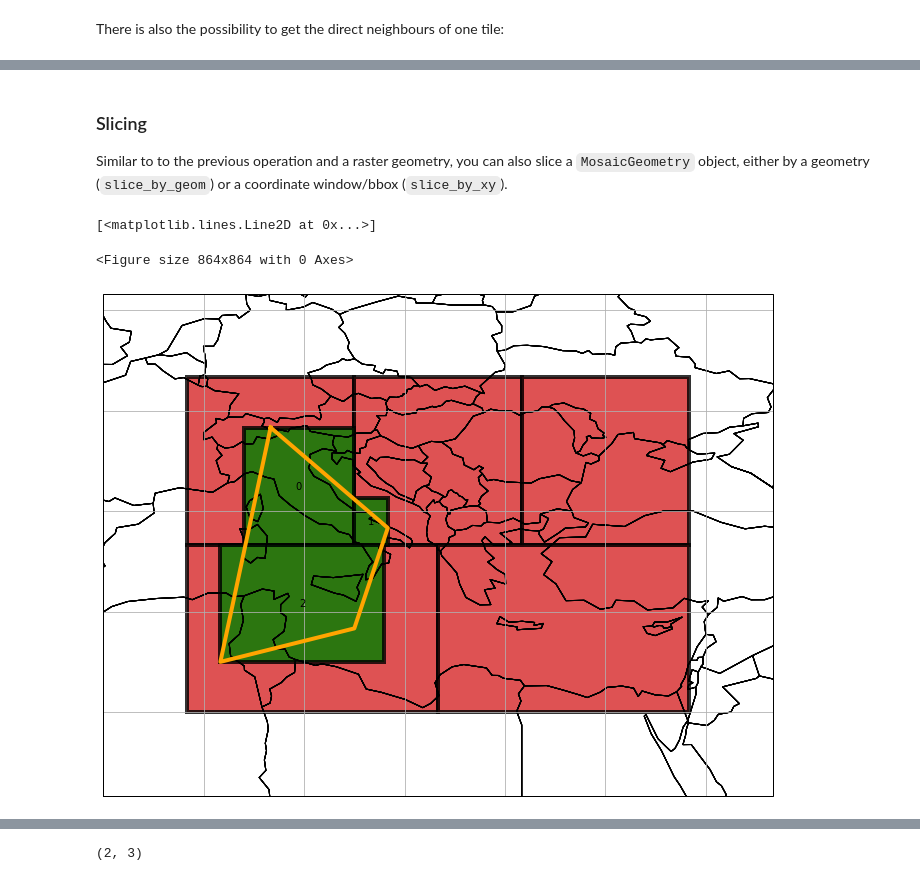
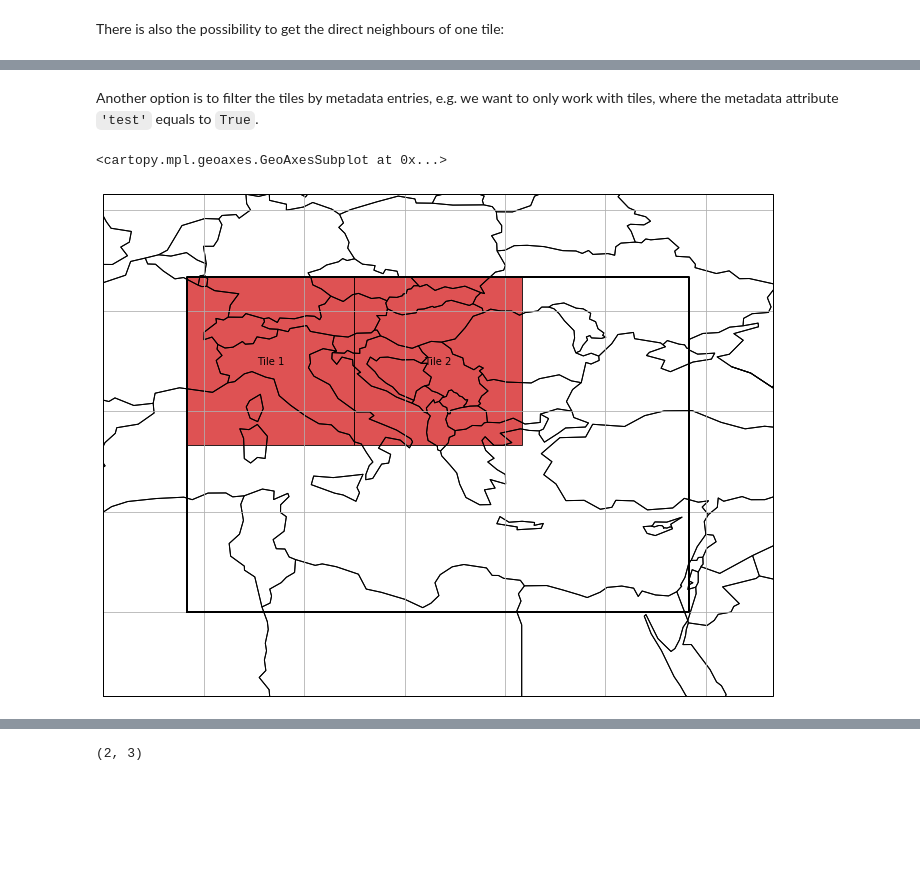
Before and after one commit to TUW-GEO/geospade, a Jupyter notebook: docs/notebooks/mosaic_geometry.ipynb, the cells around one changed output, grey strips where cells are left out. Drawn from its saved outputs; the diff is of its cells as text; code cells hidden in the pictures; blank space fills up the shorter version.

```diff
--- a/docs/notebooks/mosaic_geometry.ipynb
+++ b/docs/notebooks/mosaic_geometry.ipynb
@@ -299,20 +372,13 @@ ax.plot(x_coords, y_coords, color='orange', linewidth=4)
-# %% [markdown]
-### Slicing
-
-Similar to to the previous operation and a raster geometry, you can also slice a `MosaicGeometry` object, either by a geometry (`slice_by_geom`) or a coordinate window/bbox (`slice_by_xy`).
-# %%
-mosaic_geom_intsct = mosaic_geom.slice_by_geom(ogr_geom)
-
-plt.figure(figsize=(12, 12))
-x_coords, y_coords = polygon.exterior.xy
-plt.figure(figsize=(12, 12))
-ax = mosaic_geom.plot(label_tiles=False, edgewidth=4, alpha=0.8, extent=[0, 25, 40, 55])
-mosaic_geom_intsct.plot(ax=ax, label_tiles=True, edgewidth=4, alpha=0.8, facecolor='green', extent=[0, 25, 40, 55])
-ax.plot(x_coords, y_coords, color='orange', linewidth=4)
-# %% [output]
-[<matplotlib.lines.Line2D at 0x...>]
-<Figure size 864x864 with 0 Axes>
-[figure, removed]
+# %% [markdown]
+Another option is to filter the tiles by metadata entries, e.g. we want to only work with tiles, where the metadata attribute `'test'` equals to `True`.
+# %%
+mosaic_geom.filter_tile_metadata({'test': True})
+
+plt.figure(figsize=(12, 12))
+mosaic_geom.plot(label_tiles=True, edgewidth=1, alpha=0.8, extent=[0, 25, 40, 55])
+# %% [output]
+<cartopy.mpl.geoaxes.GeoAxesSubplot at 0x...>
+[figure, added]
 # %% [markdown]
 ## Regular Mosaic Geometry
 
```
Also changed, not shown: parts of 41 cells of this notebook, 4 other files.
